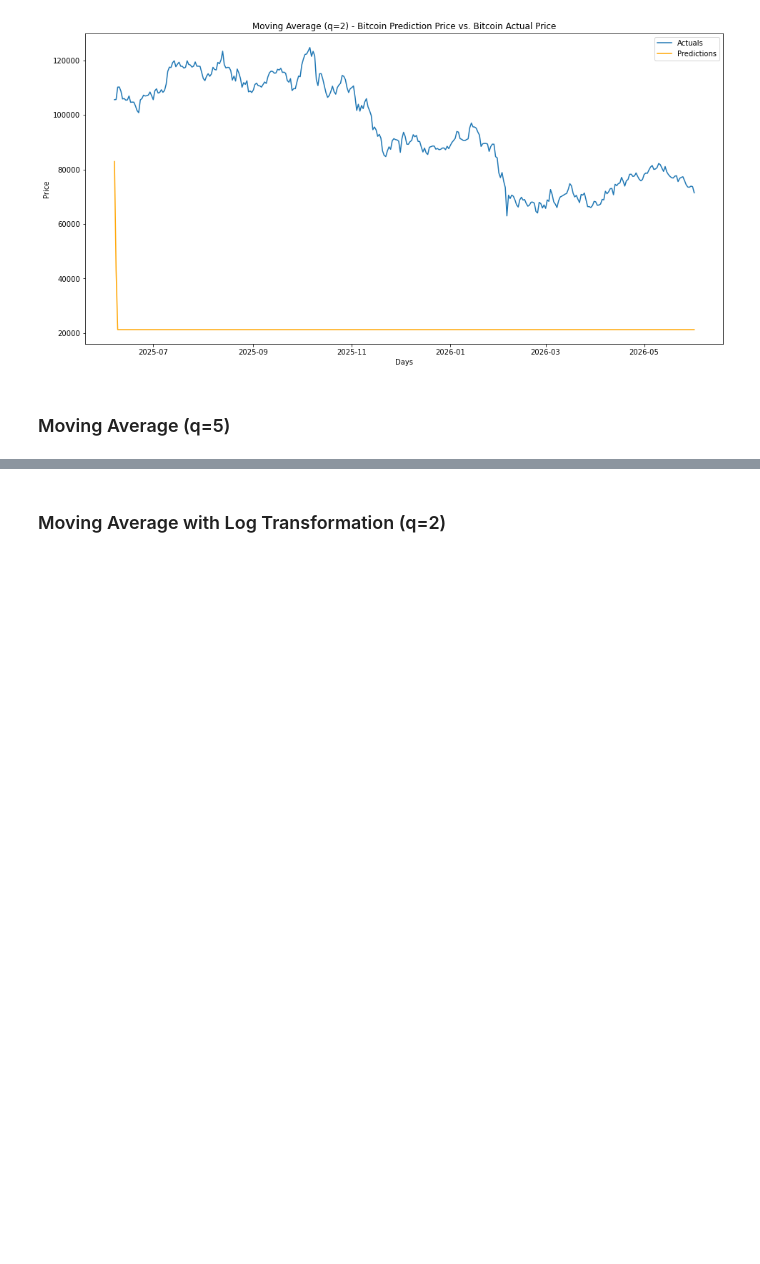
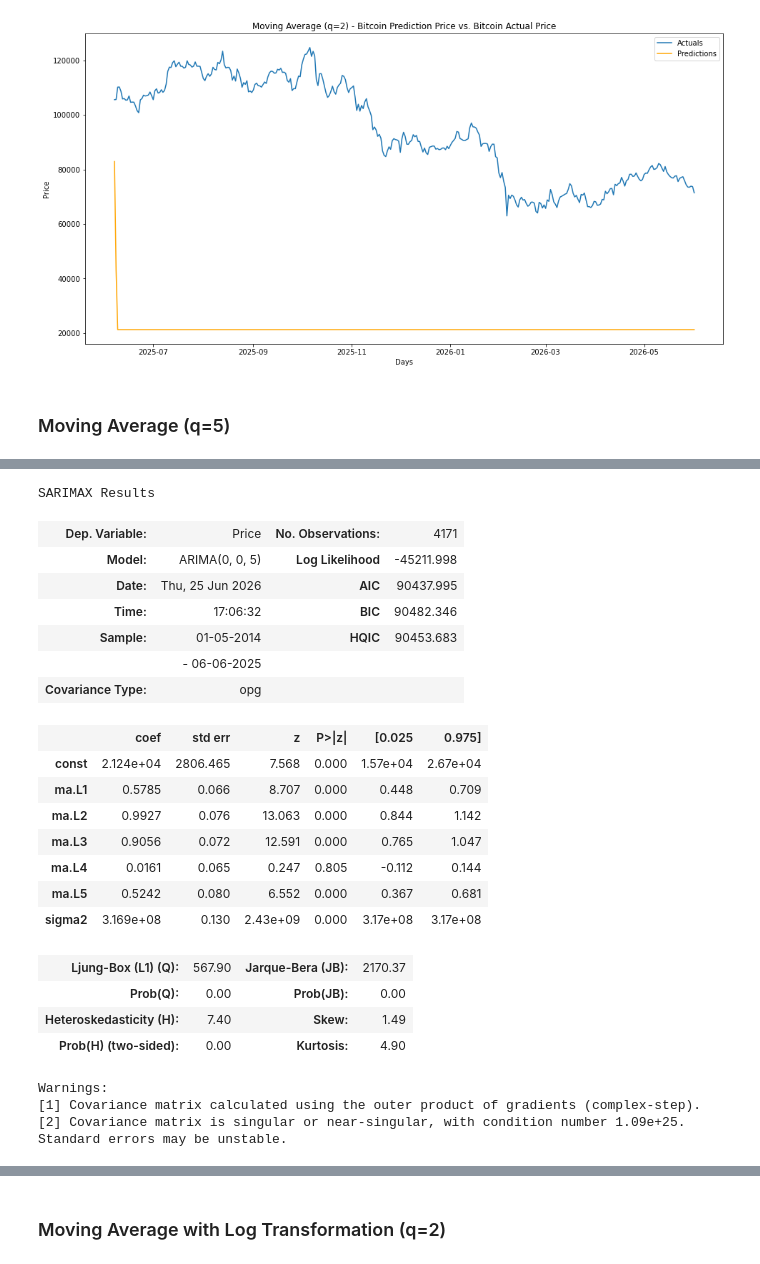
Before and after one commit to keithotuomagie/bitcoin_ts, a Jupyter notebook: notebook.ipynb, the cells around one changed output, grey strips where cells are left out. Saved outputs shown, nothing was run; the diff lists cells and outputs as text; code cells hidden in the pictures; blank space fills up the shorter version.

```diff
--- a/notebook.ipynb
+++ b/notebook.ipynb
@@ -694,3 +696,7 @@ plt.show()
 [figure]
 # %% [markdown]
 ### Moving Average (q=5) ###
+# %%
+# Creating a dataframe for Moving Average (d=5)
+
+bitcoin_df_ma_5 = bitcoin_df.copy()
@@ -696,0 +726,28 @@ plt.show()
+# %%
+# Model Summary of the ARIMA Moving Average (q=5)
+
+arima_ma_5_result.summary()
+# %% [output]
+SARIMAX Results
+| Dep. Variable: | Price | No. Observations: | 4171 |
+| Model: | ARIMA(0, 0, 5) | Log Likelihood | -45211.998 |
+| Date: | Thu, 25 Jun 2026 | AIC | 90437.995 |
+| Time: | 17:06:32 | BIC | 90482.346 |
+| Sample: | 01-05-2014 | HQIC | 90453.683 |
+|  | - 06-06-2025 |  |  |
+| Covariance Type: | opg |  |  |
+|  | coef | std err | z | P>|z| | [0.025 | 0.975] |
+| const | 2.124e+04 | 2806.465 | 7.568 | 0.000 | 1.57e+04 | 2.67e+04 |
+| ma.L1 | 0.5785 | 0.066 | 8.707 | 0.000 | 0.448 | 0.709 |
+| ma.L2 | 0.9927 | 0.076 | 13.063 | 0.000 | 0.844 | 1.142 |
+| ma.L3 | 0.9056 | 0.072 | 12.591 | 0.000 | 0.765 | 1.047 |
+| ma.L4 | 0.0161 | 0.065 | 0.247 | 0.805 | -0.112 | 0.144 |
+| ma.L5 | 0.5242 | 0.080 | 6.552 | 0.000 | 0.367 | 0.681 |
+| sigma2 | 3.169e+08 | 0.130 | 2.43e+09 | 0.000 | 3.17e+08 | 3.17e+08 |
+| Ljung-Box (L1) (Q): | 567.90 | Jarque-Bera (JB): | 2170.37 |
+| Prob(Q): | 0.00 | Prob(JB): | 0.00 |
+| Heteroskedasticity (H): | 7.40 | Skew: | 1.49 |
+| Prob(H) (two-sided): | 0.00 | Kurtosis: | 4.90 |
+Warnings:
+[1] Covariance matrix calculated using the outer product of gradients (complex-step).
+[2] Covariance matrix is singular or near-singular, with condition number 1.09e+25. Standard errors may be unstable.
```
Also changed, not shown: parts of 10 cells of this notebook.
